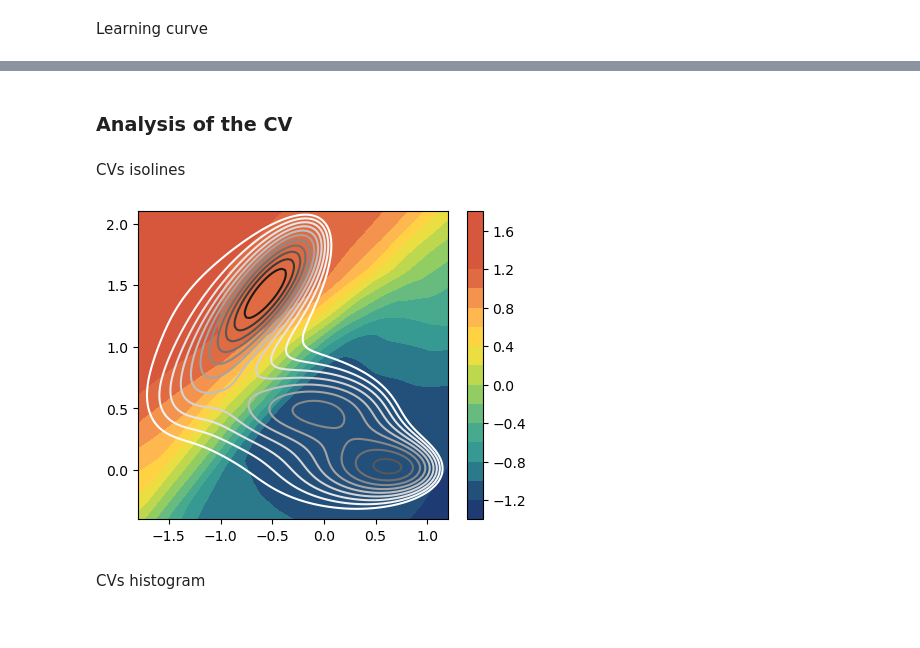
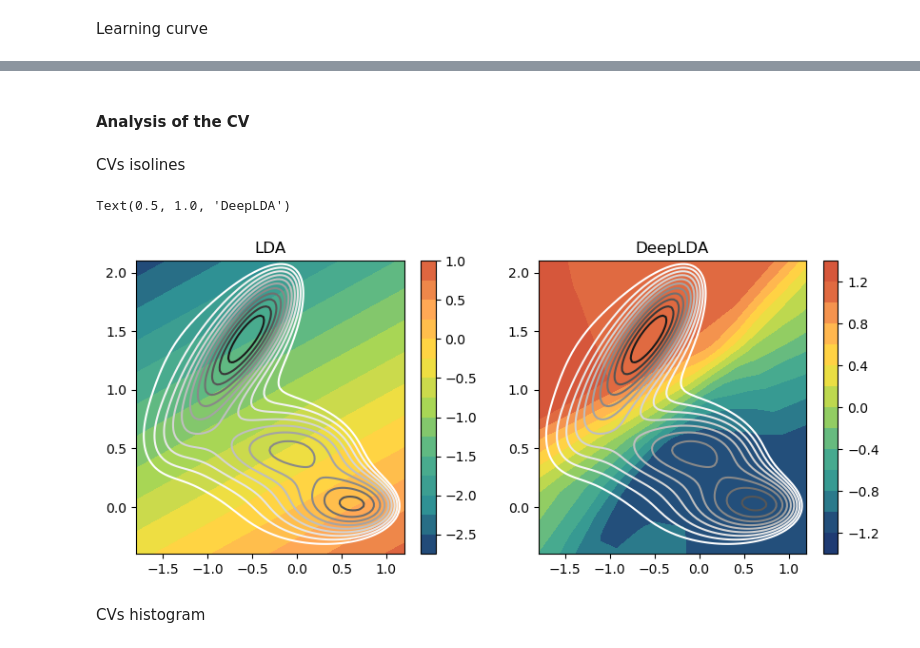
Before and after one commit to luigibonati/mlcolvar, a Jupyter notebook: docs/notebooks/cvs_DeepLDA.ipynb, the cells around one changed output, grey strips where cells are left out. Drawn from its saved outputs; the diff is of its cells as text; code cells hidden in the pictures.

```diff
--- a/docs/notebooks/cvs_DeepLDA.ipynb
+++ b/docs/notebooks/cvs_DeepLDA.ipynb
@@ -58,0 +128,16 @@ for i in range(n_states):
+# %%
+# define HLDA object
+hlda = LDA(in_features=X.shape[1], n_states=n_states, mode='harmonic')
+
+# compute vectors that most discriminate the states
+eigvals, eigvecs = hlda.compute(X,labels)
+# %%
+# Inspect linear combination vs potential
+n_components=n_states-1
+fig,axs = plt.subplots( 1, n_components, figsize=(5*n_components,4) )
+if n_components == 1:
+    axs = [axs]
+for i in range(n_components):
+    ax = axs[i]
+    plot_isolines_2D(muller_brown_potential,levels=np.linspace(0,24,12),mode='contour',ax=ax)
+    plot_isolines_2D(hlda, component=i, levels=15, ax=ax)
@@ -61,10 +165,10 @@ for i in range(n_states):
 # %%
-from mlcvs.cvs import DeepLDA_CV
+from mlcvs.cvs import DeepLDA
 
 n_components = n_states-1
 nn_layers = [2,30,30,5]
 nn_args = {'activation': 'relu'}
 options= {'nn': nn_args}
 # MODEL
-model = DeepLDA_CV(nn_layers,n_states=n_states)
+model = DeepLDA(nn_layers,n_states=n_states)
 # %% [markdown]
@@ -111,16 +215,23 @@ ax = plot_metrics(metrics.metrics,
 # %% [markdown]
-### Analysis of the CV
+#### Analysis of the CV
 # %% [markdown]
 CVs isolines
 # %%
-fig,axs = plt.subplots( 1, n_components, figsize=(5*n_components,4) )
-if n_components == 1:
-    axs = [axs]
-for i in range(n_components):
-    ax = axs[i]
-    plot_isolines_2D(muller_brown_potential,levels=np.linspace(0,24,12),mode='contour',ax=ax)
-    plot_isolines_2D(model, component=i, levels=15, vmin=-1.2,vmax=1.2, ax=ax)
+fig,axs = plt.subplots( 1, 2, figsize=(5*2,4) )
+
+# LDA
+ax = axs[0]
+plot_isolines_2D(muller_brown_potential,levels=np.linspace(0,24,12),mode='contour',ax=ax)
+plot_isolines_2D(lda, component=i, levels=15, ax=ax)
+ax.set_title('LDA')
+
+# Deep-LDA
+ax = axs[1]
+plot_isolines_2D(muller_brown_potential,levels=np.linspace(0,24,12),mode='contour',ax=ax)
+plot_isolines_2D(model, component=i, levels=15, vmin=-1.2,vmax=1.2, ax=ax)
+ax.set_title('DeepLDA')
 # %% [output]
+Text(0.5, 1.0, 'DeepLDA')
-[figure, old version]
+[figure, new version]
 # %% [markdown]
 CVs histogram
```
Also changed, not shown: parts of 40 cells of this notebook, 9 other files.
